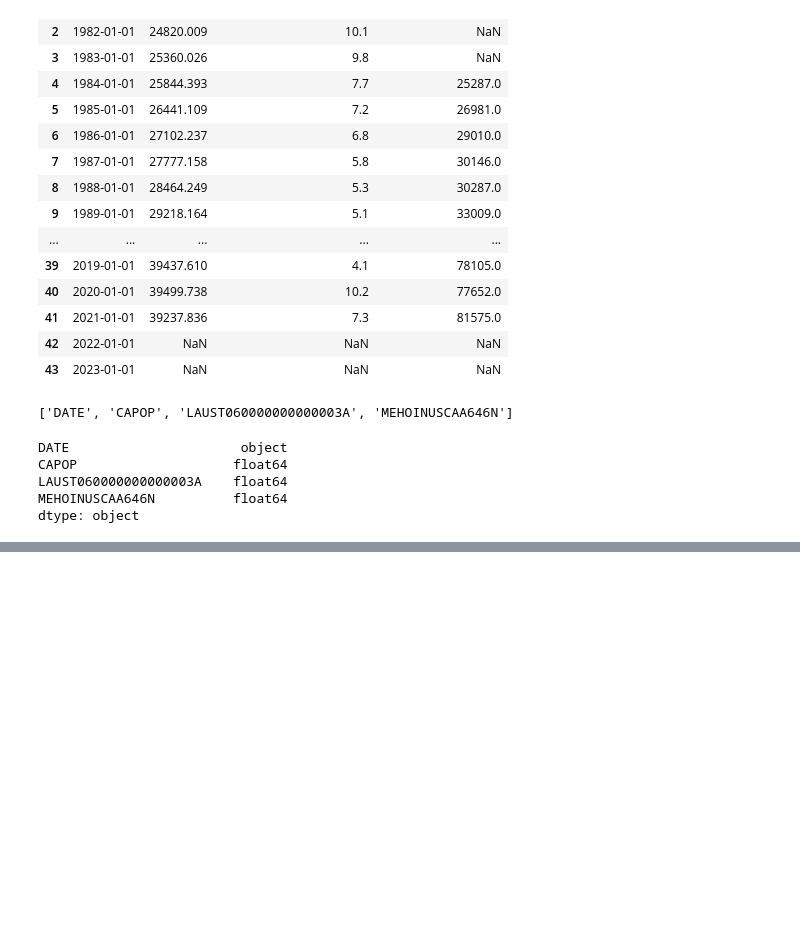
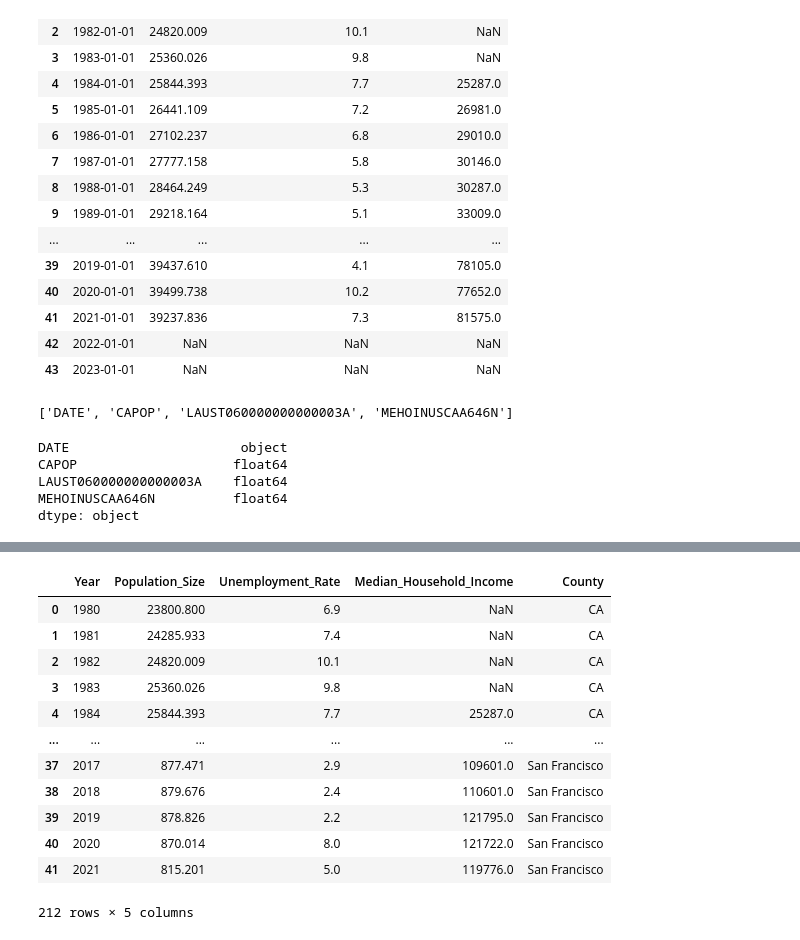
Before and after one commit to dpTuttle/final_project, a Jupyter notebook: CSV_Files.ipynb, the cells around one changed output, grey strips where cells are left out. Saved outputs shown, nothing was run; the diff lists cells and outputs as text; code cells hidden in the pictures; blank space fills up the shorter version.

```diff
--- a/CSV_Files.ipynb
+++ b/CSV_Files.ipynb
@@ -86,0 +401,3 @@ dtype: object
+# %%
+sf_df = pd.read_csv(sf_path)
+sf_df.head()
@@ -86,0 +411,4 @@ dtype: object
+# %%
+# Drop unnecessary rows to get date range needed which is 1980
+sf_drop_df = sf_df.drop(sf_df.index[range(10)])
+sf_drop_df.head()
@@ -86,0 +422,11 @@ dtype: object
+# %%
+# Reset index to 0 and drop extra index column
+sf_reset_df = sf_drop_df.reset_index()
+sf_reset_df = sf_reset_df.drop(columns='index')
+
+# Chang year to datetime format and add into year column
+sf_reset_df.insert(loc=0, column='Year', value= pd.to_datetime(sf_reset_df.DATE))
+
+# Retrieve only year for Year column
+sf_reset_df['Year'] = pd.DatetimeIndex(sf_reset_df['Year']).year
+sf_reset_df.head()
@@ -86,0 +440,11 @@ dtype: object
+# %%
+# Drop DATE column
+clean_sf_df = sf_reset_df.drop(columns='DATE')
+
+# Rename Column Names
+new_columns_list = ['Year','Population_Size','Unemployment_Rate','Median_Household_Income']
+clean_sf_df.columns = new_columns_list
+
+# Add County column with correct df county
+clean_sf_df['County'] = 'San Francisco'
+clean_sf_df.head()
@@ -86,0 +458,18 @@ dtype: object
+# %%
+# Merge all County dataframe and CA dataframe
+clean_final_df = pd.concat([clean_ca_df,clean_la_df,clean_riverside_df,clean_sd_df,clean_sf_df])
+clean_final_df
+# %% [output]
+|  | Year | Population_Size | Unemployment_Rate | Median_Household_Income | County |
+| 0 | 1980 | 23800.800 | 6.9 | NaN | CA |
+| 1 | 1981 | 24285.933 | 7.4 | NaN | CA |
+| 2 | 1982 | 24820.009 | 10.1 | NaN | CA |
+| 3 | 1983 | 25360.026 | 9.8 | NaN | CA |
+| 4 | 1984 | 25844.393 | 7.7 | 25287.0 | CA |
+| ... | ... | ... | ... | ... | ... |
+| 37 | 2017 | 877.471 | 2.9 | 109601.0 | San Francisco |
+| 38 | 2018 | 879.676 | 2.4 | 110601.0 | San Francisco |
+| 39 | 2019 | 878.826 | 2.2 | 121795.0 | San Francisco |
+| 40 | 2020 | 870.014 | 8.0 | 121722.0 | San Francisco |
+| 41 | 2021 | 815.201 | 5.0 | 119776.0 | San Francisco |
+212 rows × 5 columns
```
Also changed, not shown: parts of 44 cells of this notebook.
